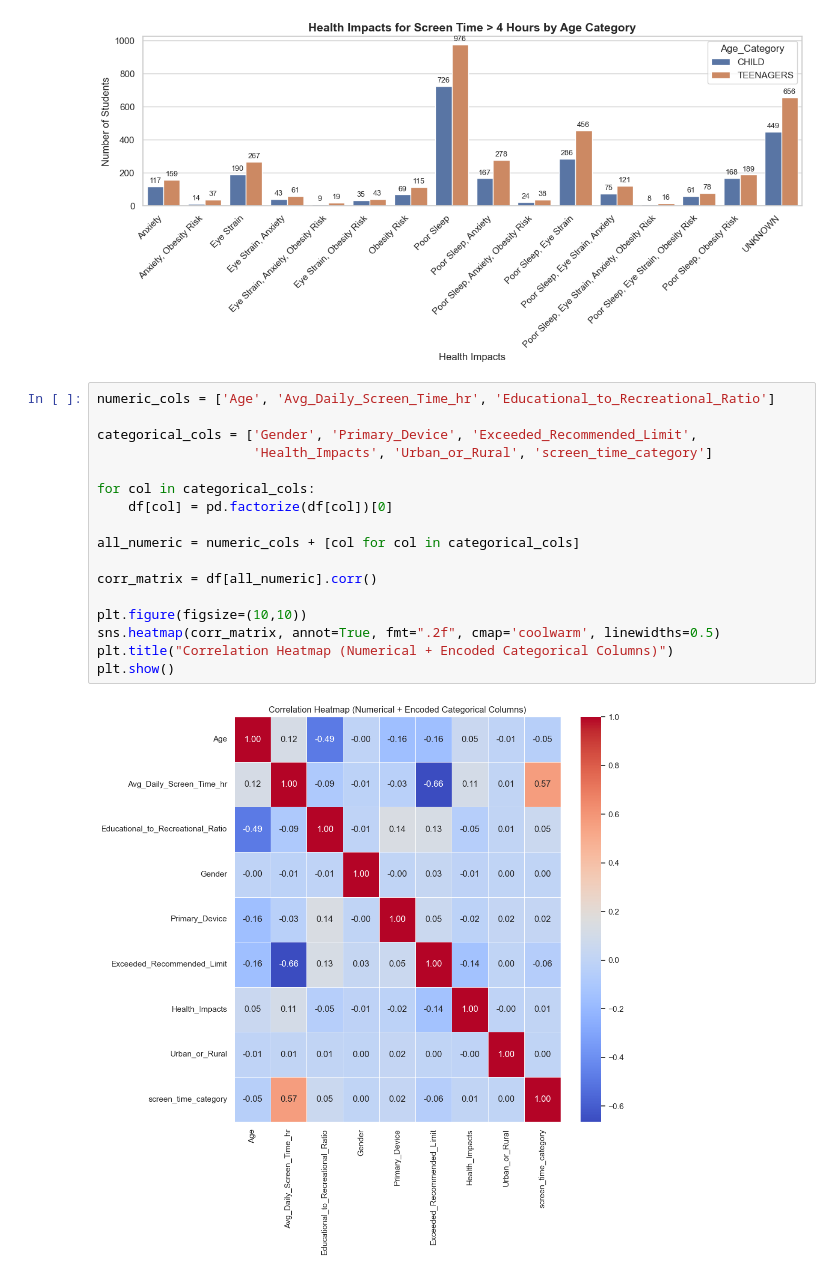
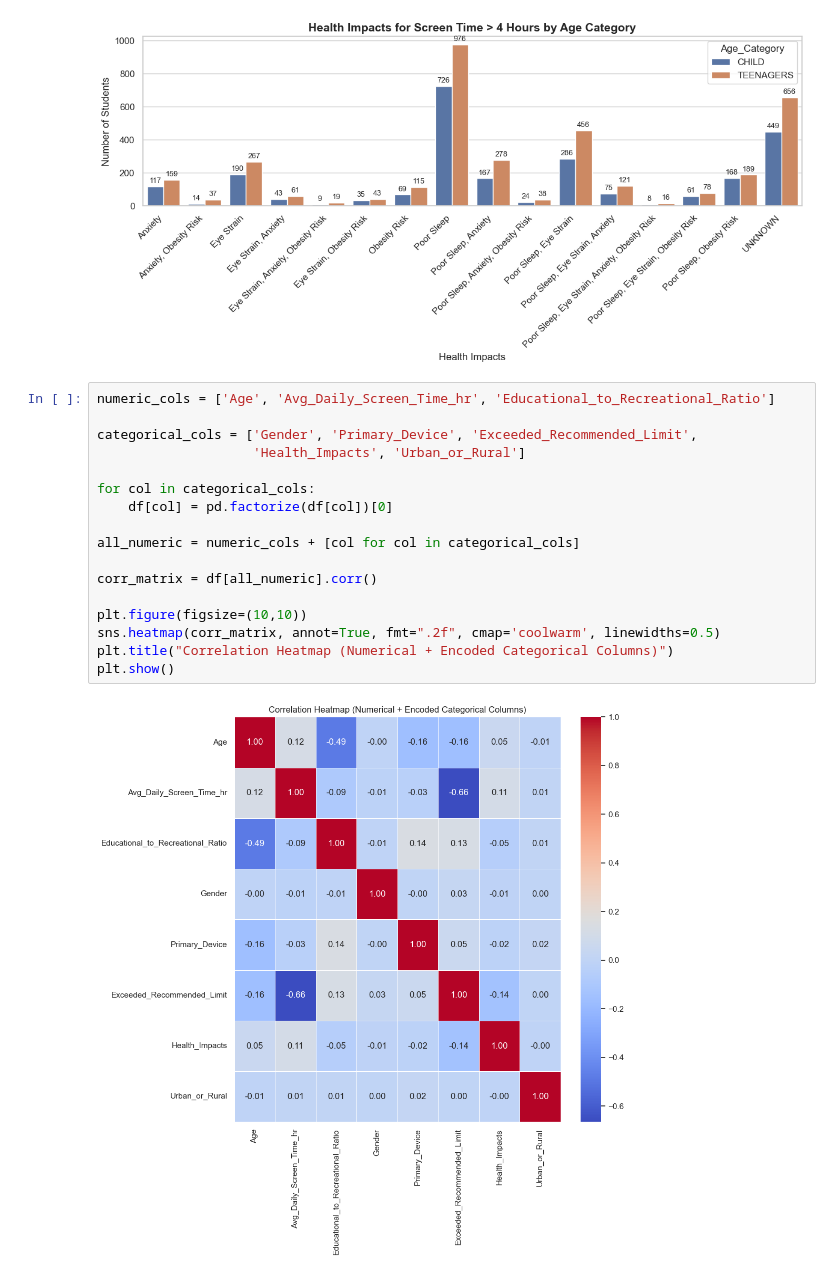
Before and after one commit to Nandhanaa-Mathesvaran/kids-screentime, a Jupyter notebook: SEP30.ipynb, the cells around one changed output. Cells and saved outputs as stored; diff of their text form.

Commit message:
exploratory data analysis of screen time

```diff
--- a/SEP30.ipynb
+++ b/SEP30.ipynb
@@ -476,19 +476,19 @@ plt.show()
 # %%
 numeric_cols = ['Age', 'Avg_Daily_Screen_Time_hr', 'Educational_to_Recreational_Ratio']
 
 categorical_cols = ['Gender', 'Primary_Device', 'Exceeded_Recommended_Limit',
-                    'Health_Impacts', 'Urban_or_Rural', 'screen_time_category']
+                    'Health_Impacts', 'Urban_or_Rural']
 
 for col in categorical_cols:
     df[col] = pd.factorize(df[col])[0]
 
 all_numeric = numeric_cols + [col for col in categorical_cols]
 
 corr_matrix = df[all_numeric].corr()
 
 plt.figure(figsize=(10,10))
 sns.heatmap(corr_matrix, annot=True, fmt=".2f", cmap='coolwarm', linewidths=0.5)
 plt.title("Correlation Heatmap (Numerical + Encoded Categorical Columns)")
 plt.show()
 # %% [output]
-[figure, old version]
+[figure, new version]
```
